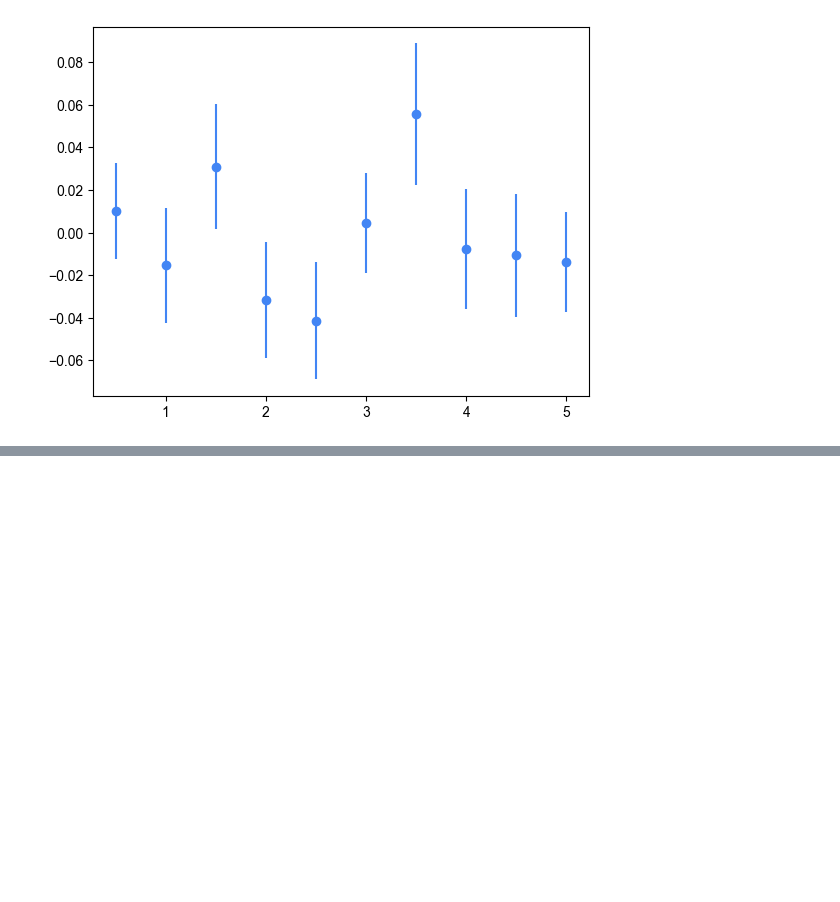
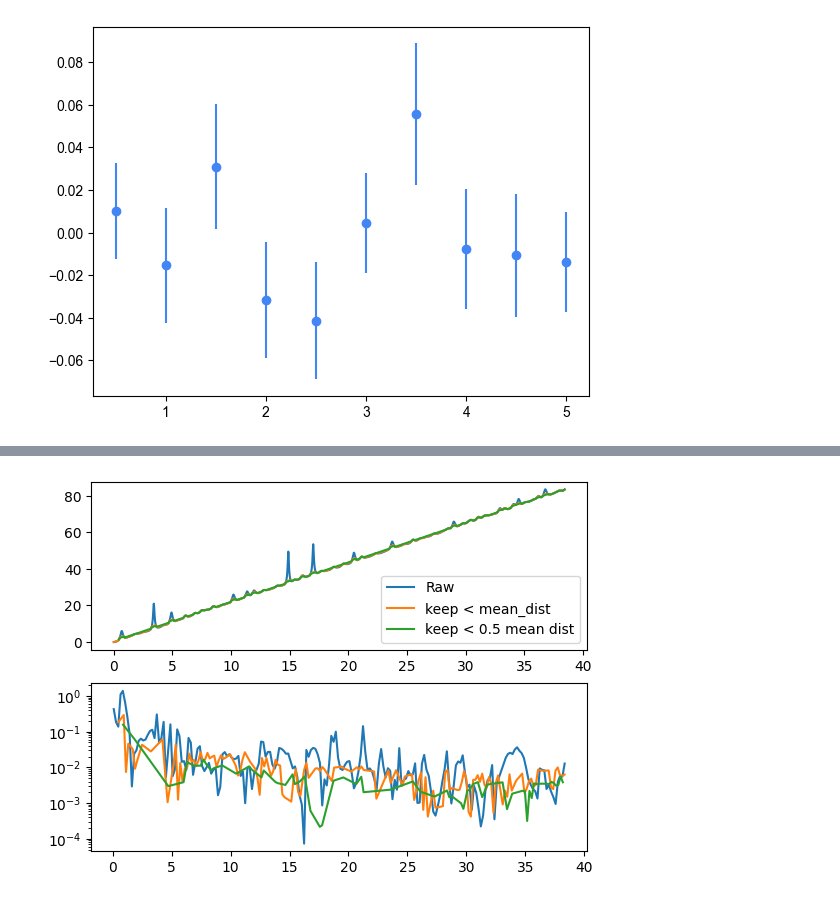
Before and after one commit to ncrubin/mec-sandia, a Jupyter notebook: notebooks/stopping_variance_estimation.ipynb, the cells around one changed output, grey strips where cells are left out. Saved outputs shown, nothing was run; the diff lists cells and outputs as text; code cells hidden in the pictures; blank space fills up the shorter version.

```diff
--- a/notebooks/stopping_variance_estimation.ipynb
+++ b/notebooks/stopping_variance_estimation.ipynb
@@ -553,0 +582,64 @@ vel = 5.0, ns = 1000
+# %%
+data = parse_stopping_data(
+        f"AndrewsFirstGaussian/{vel}_work_vs_dist",
+        vel,
+        num_points=20,
+        stopping_data_filename=stopping_data,
+    )
+from mec_sandia.stopping_power import compute_stopping_exact
+errs = []
+times = []
+time_windows = range(10, len(data.times), 20)
+fig, ax = plt.subplots(2,1)
+for time_slice in time_windows:
+    skip = len(data.distance[:time_slice]) // 10
+    xvals = data.distance[:time_slice][::skip]
+    yvals = data.work[:time_slice][::skip]
+    stopping = compute_stopping_exact(xvals, yvals)
+    errs.append(abs(stopping - data.stopping))
+    times.append(data.times[:time_slice][-1])
+
+ax[1].plot(times, errs)
+ax[0].plot(data.times, data.work, label="Raw")
+data = parse_stopping_data(
+        f"AndrewsFirstGaussian/{vel}_work_vs_dist",
+        vel,
+        num_points=20,
+        stopping_data_filename=stopping_data,
+        rare_event=1,
+    )
+time_windows = range(10, len(data.times), 20)
+errs = []
+times = []
+for time_slice in time_windows:
+    skip = len(data.distance[:time_slice]) // 10
+    xvals = data.distance[:time_slice][::skip]
+    yvals = data.work[:time_slice][::skip]
+    stopping = compute_stopping_exact(xvals, yvals)
+    errs.append(abs(stopping - data.stopping))
+    times.append(data.times[:time_slice][-1])
+ax[0].plot(data.times, data.work, label="keep < mean_dist")
+ax[1].plot(times, errs, label="discared 1 x mean")
+data = parse_stopping_data(
+        f"AndrewsFirstGaussian/{vel}_work_vs_dist",
+        vel,
+        num_points=20,
+        stopping_data_filename=stopping_data,
+        rare_event=0.5,
+    )
+time_windows = range(10, len(data.times), 20)
+errs = []
+times = []
+for time_slice in time_windows:
+    skip = len(data.distance[:time_slice]) // 10
+    xvals = data.distance[:time_slice][::skip]
+    yvals = data.work[:time_slice][::skip]
+    stopping = compute_stopping_exact(xvals, yvals)
+    errs.append(abs(stopping - data.stopping))
+    times.append(data.times[:time_slice][-1])
+ax[0].plot(data.times, data.work, label="keep < 0.5 mean dist")
+ax[1].plot(times, errs, label="discared 0.5 x mean")
+ax[0].legend()
+ax[1].set_yscale("log")
+# %% [output]
+[figure, added]
```
Also changed, not shown: parts of 11 cells of this notebook, 2 other files.
